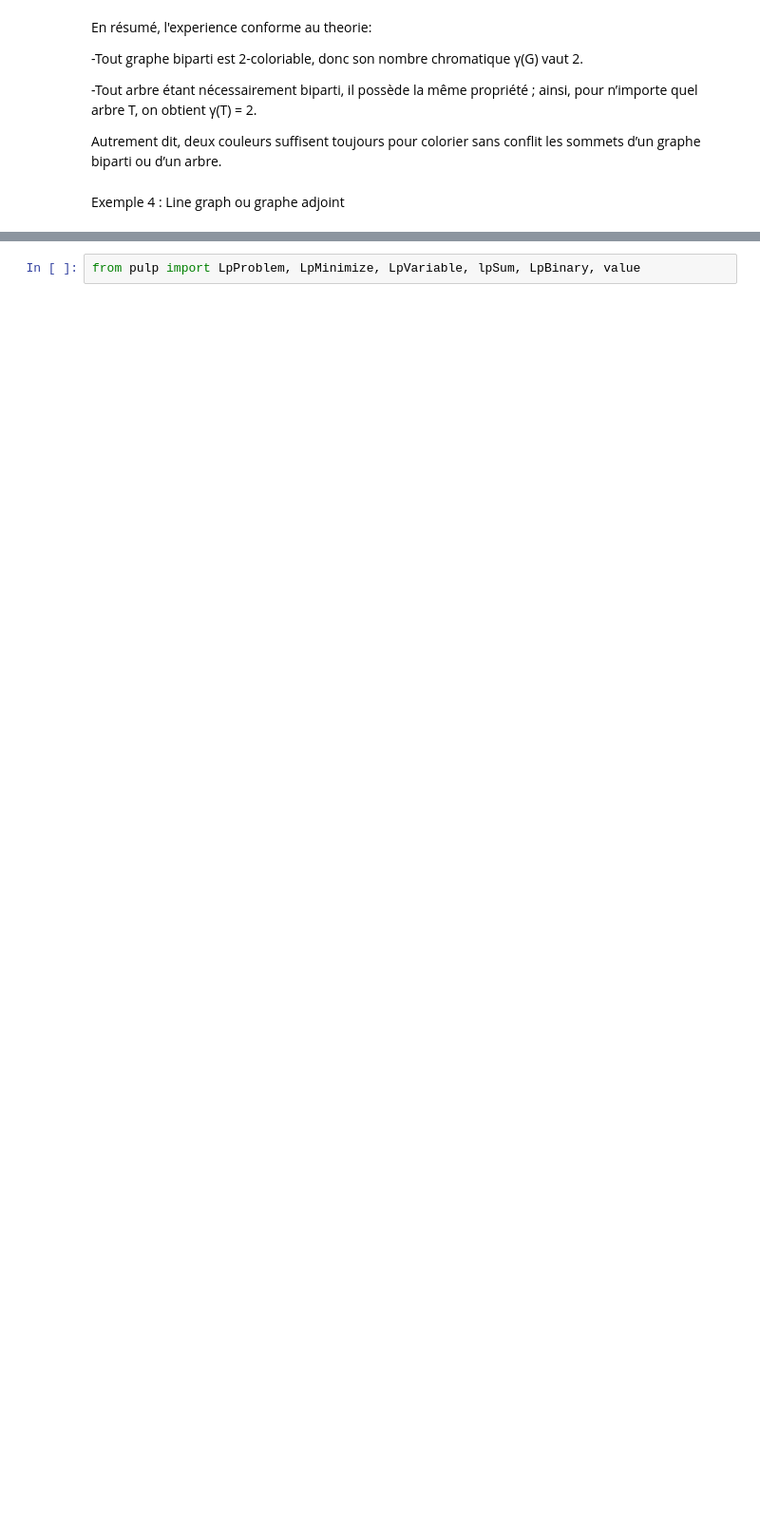
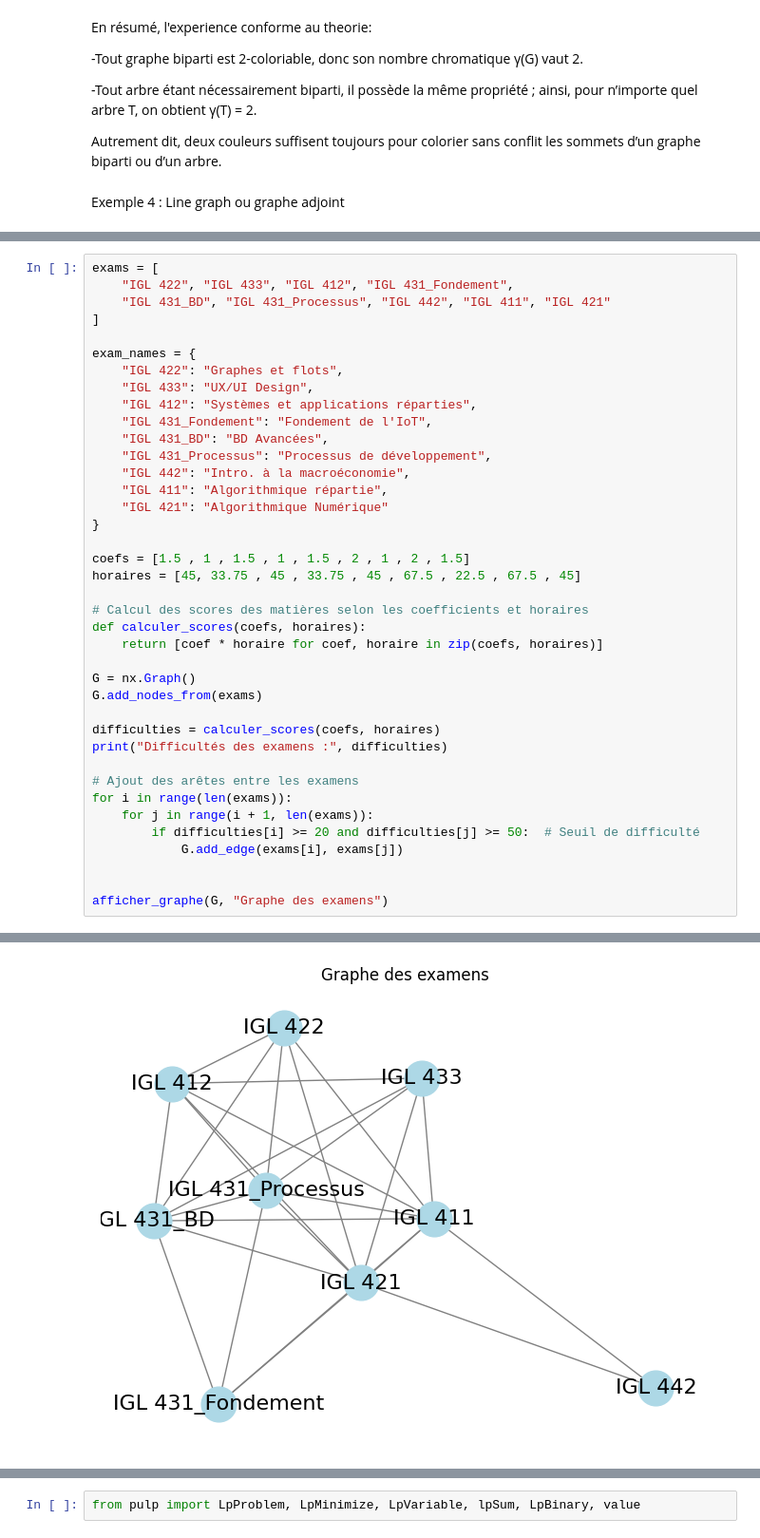
Before and after one commit to Chaabane2k03/Graphes_IGL3, a Jupyter notebook: project.ipynb, the cells around one changed output, grey strips where cells are left out. Shown at 95% size. Cells and saved outputs as stored; diff of their text form; blank space fills up the shorter version.

```diff
--- a/project.ipynb
+++ b/project.ipynb
@@ -109,0 +147,40 @@ afficher_graphe_colorie(G_line, colors_line, "Graphe adjoint colorié")
+# %%
+exams = [
+    "IGL 422", "IGL 433", "IGL 412", "IGL 431_Fondement",
+    "IGL 431_BD", "IGL 431_Processus", "IGL 442", "IGL 411", "IGL 421"
+]
+
+exam_names = {
+    "IGL 422": "Graphes et flots",
+    "IGL 433": "UX/UI Design",
+    "IGL 412": "Systèmes et applications réparties",
+    "IGL 431_Fondement": "Fondement de l'IoT",
+    "IGL 431_BD": "BD Avancées",
+    "IGL 431_Processus": "Processus de développement",
+    "IGL 442": "Intro. à la macroéconomie",
+    "IGL 411": "Algorithmique répartie",
+    "IGL 421": "Algorithmique Numérique"
+}
+
+coefs = [1.5 , 1 , 1.5 , 1 , 1.5 , 2 , 1 , 2 , 1.5]
+horaires = [45, 33.75 , 45 , 33.75 , 45 , 67.5 , 22.5 , 67.5 , 45]
+
+# Calcul des scores des matières selon les coefficients et horaires
+def calculer_scores(coefs, horaires):
+    return [coef * horaire for coef, horaire in zip(coefs, horaires)]
+
+G = nx.Graph()
+G.add_nodes_from(exams)
+
+difficulties = calculer_scores(coefs, horaires)
+print("Difficultés des examens :", difficulties)
+
+# Ajout des arêtes entre les examens
+for i in range(len(exams)):
+    for j in range(i + 1, len(exams)):
+        if difficulties[i] >= 20 and difficulties[j] >= 50:  # Seuil de difficulté
+            G.add_edge(exams[i], exams[j])
+
+
+afficher_graphe(G, "Graphe des examens")
+# %% [output]
@@ -109,0 +188 @@ afficher_graphe_colorie(G_line, colors_line, "Graphe adjoint colorié")
+[figure, added]
```
Also changed, not shown: parts of 13 cells of this notebook.
